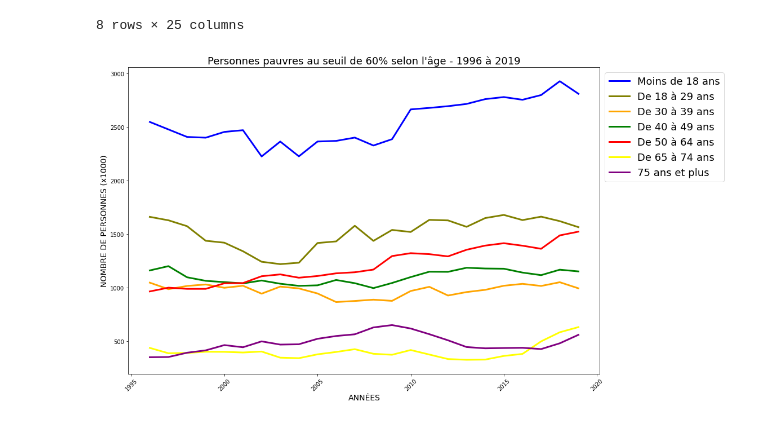
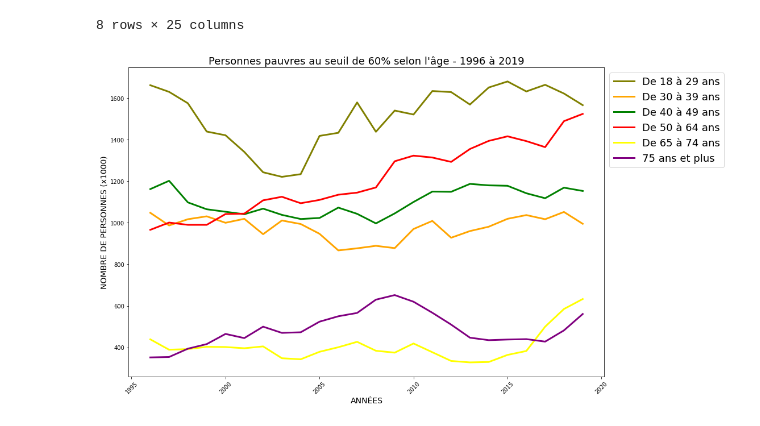
Before and after one commit to SandRatiaray/openData, a Jupyter notebook: pauvrete.ipynb, the cells around one changed output. Saved outputs shown, nothing was run; the diff lists cells and outputs as text; code cells hidden in the pictures.

```diff
--- a/pauvrete.ipynb
+++ b/pauvrete.ipynb
@@ -84,7 +84,6 @@ datas_clean
 8 rows × 25 columns
 # %%
 # dataframe for plots
-plot1 = datas_clean.loc[0, 1996:2019]
 plot2 = datas_clean.loc[1, 1996:2019]
 plot3 = datas_clean.loc[2, 1996:2019]
 plot4 = datas_clean.loc[3, 1996:2019]
@@ -94,35 +93,33 @@ plot7 = datas_clean.loc[6, 1996:2019]
 
 df=pd.DataFrame(
     {
-        'Années': plot1.index,
-        'Moins de 18 ans': plot1.values,
+        'Années': plot2.index,
         'De 18 à 29 ans': plot2.values,
         'De 30 à 39 ans': plot3.values,
         'De 40 à 49 ans': plot4.values,
         'De 50 à 64 ans': plot5.values,
         'De 65 à 74 ans': plot6.values,
         '75 ans et plus': plot7.values,
     })
 
 # multiple line plots
-plt.plot( 'Années', 'Moins de 18 ans', data=df, marker='', markersize=12, color='blue', linewidth=3)
 plt.plot( 'Années', 'De 18 à 29 ans', data=df, marker='', markersize=12, color='olive', linewidth=3)
 plt.plot( 'Années', 'De 30 à 39 ans', data=df, marker='', markersize=12, color='orange', linewidth=3)
 plt.plot( 'Années', 'De 40 à 49 ans', data=df, marker='', markersize=12, color='green', linewidth=3)
 plt.plot( 'Années', 'De 50 à 64 ans', data=df, marker='', markersize=12, color='red', linewidth=3)
 plt.plot( 'Années', 'De 65 à 74 ans', data=df, marker='', markersize=12, color='yellow', linewidth=3)
 plt.plot( 'Années', '75 ans et plus', data=df, marker='', markersize=12, color='purple', linewidth=3)
 
 # title, ticks, labels
 plt.title("Personnes pauvres au seuil de 60% selon l'âge - 1996 à 2019", fontsize=18)
 plt.xticks(rotation=45)
 plt.ylabel('NOMBRE DE PERSONNES (x1000)', fontsize=14)
 plt.xlabel('ANNÉES', fontsize=14)
 
 # show legend
 plt.legend(bbox_to_anchor=(1,1), fontsize=18)
 
 # show graph
 plt.show()
 # %% [output]
-[figure, old version]
+[figure, new version]
```
